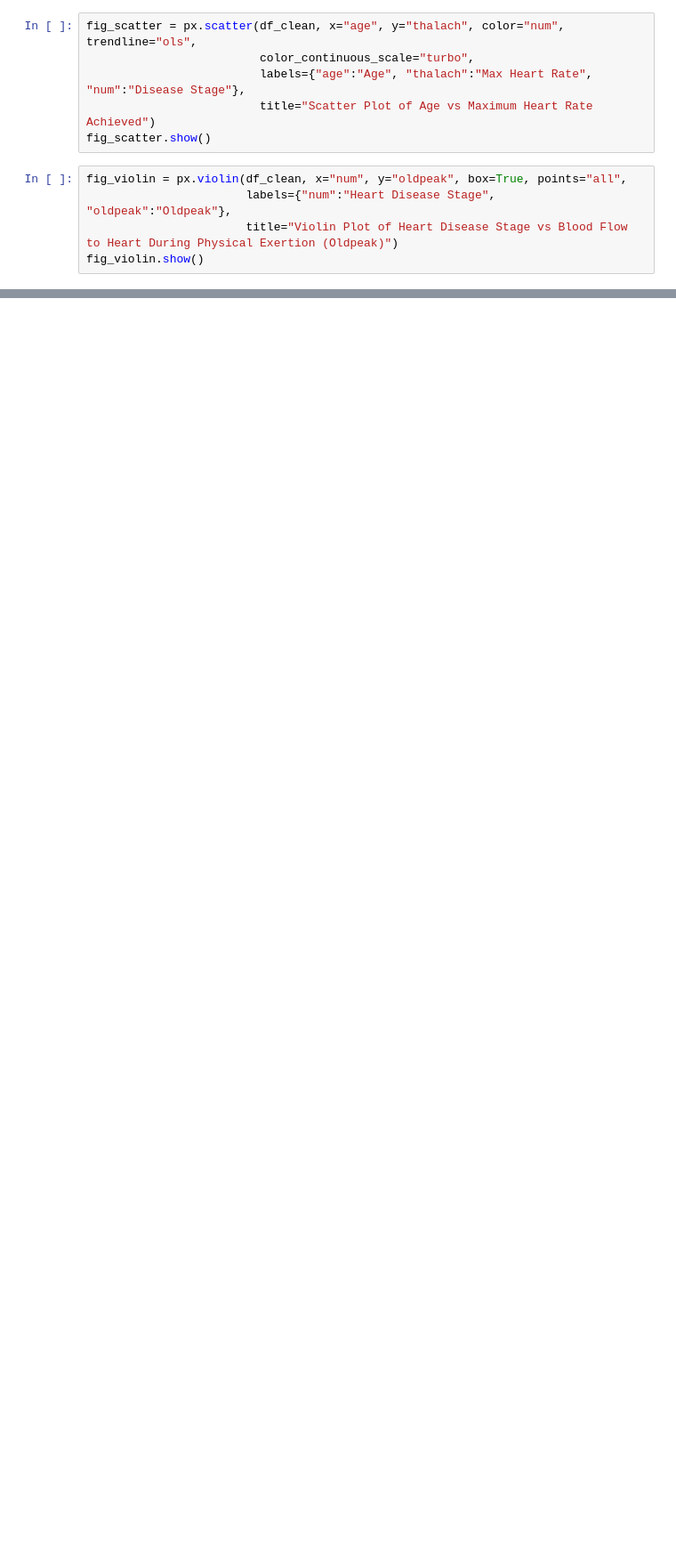
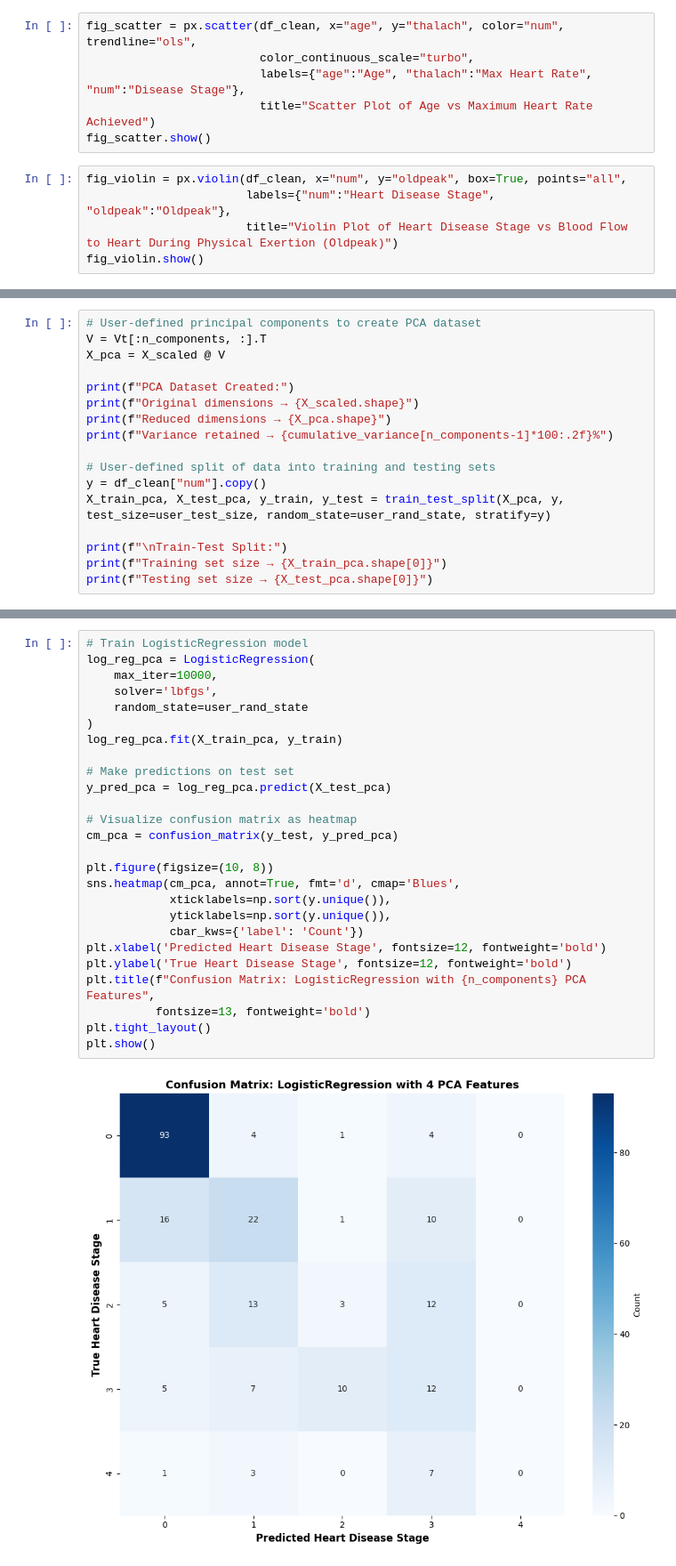
Before and after one commit to sharm152/cmse830_fds, a Jupyter notebook: heart_disease_Notebook.ipynb, the cells around one changed output, grey strips where cells are left out. Shown at 89% size. Drawn from its saved outputs; the diff is of its cells as text; blank space fills up the shorter version.

```diff
--- a/heart_disease_Notebook.ipynb
+++ b/heart_disease_Notebook.ipynb
@@ -603,0 +771,17 @@ fig_violin.show()
+# %%
+# User-defined principal components to create PCA dataset
+V = Vt[:n_components, :].T
+X_pca = X_scaled @ V
+
+print(f"PCA Dataset Created:")
+print(f"Original dimensions → {X_scaled.shape}")
+print(f"Reduced dimensions → {X_pca.shape}")
+print(f"Variance retained → {cumulative_variance[n_components-1]*100:.2f}%")
+
+# User-defined split of data into training and testing sets
+y = df_clean["num"].copy()
+X_train_pca, X_test_pca, y_train, y_test = train_test_split(X_pca, y, test_size=user_test_size, random_state=user_rand_state, stratify=y)
+
+print(f"\nTrain-Test Split:")
+print(f"Training set size → {X_train_pca.shape[0]}")
+print(f"Testing set size → {X_test_pca.shape[0]}")
@@ -603,0 +799,28 @@ fig_violin.show()
+# %%
+# Train LogisticRegression model
+log_reg_pca = LogisticRegression(
+    max_iter=10000,
+    solver='lbfgs',
+    random_state=user_rand_state
+)
+log_reg_pca.fit(X_train_pca, y_train)
+
+# Make predictions on test set
+y_pred_pca = log_reg_pca.predict(X_test_pca)
+
+# Visualize confusion matrix as heatmap
+cm_pca = confusion_matrix(y_test, y_pred_pca)
+
+plt.figure(figsize=(10, 8))
+sns.heatmap(cm_pca, annot=True, fmt='d', cmap='Blues',
+            xticklabels=np.sort(y.unique()),
+            yticklabels=np.sort(y.unique()),
+            cbar_kws={'label': 'Count'})
+plt.xlabel('Predicted Heart Disease Stage', fontsize=12, fontweight='bold')
+plt.ylabel('True Heart Disease Stage', fontsize=12, fontweight='bold')
+plt.title(f"Confusion Matrix: LogisticRegression with {n_components} PCA Features",
+          fontsize=13, fontweight='bold')
+plt.tight_layout()
+plt.show()
+# %% [output]
+[figure, added]
```
Also changed, not shown: parts of 34 cells of this notebook, 1 other file.
